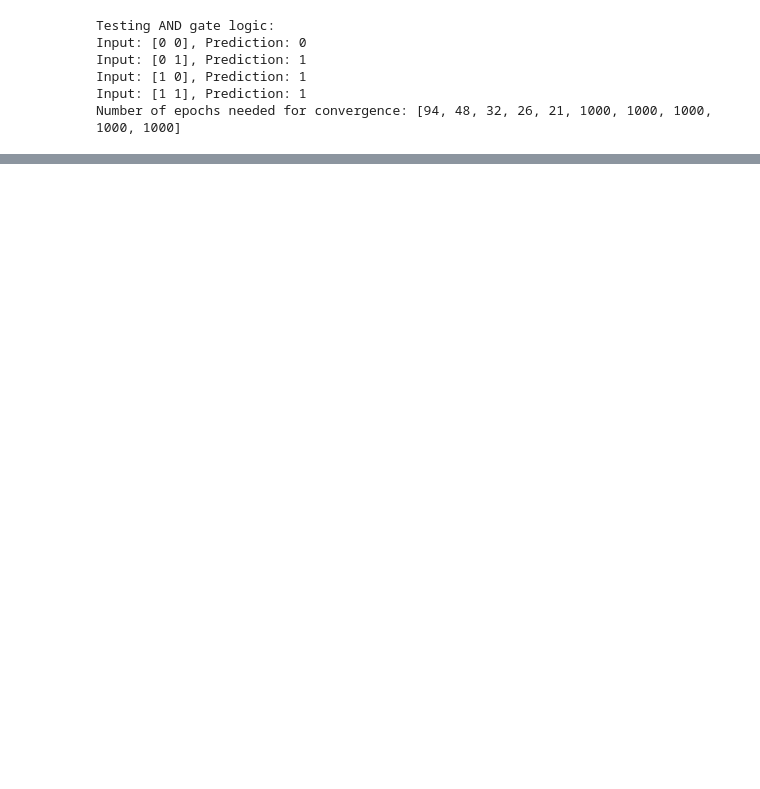
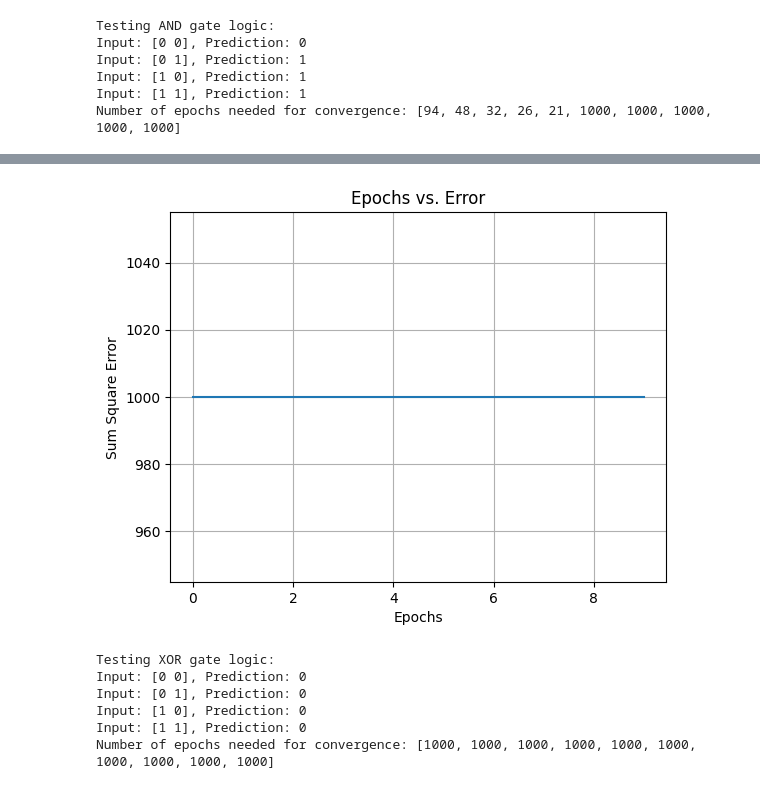
Before and after one commit to pk24100/ML-Assignments, a Jupyter notebook: lab5_ml.ipynb, the cells around one changed output, grey strips where cells are left out. Cells and saved outputs as stored; diff of their text form; code cells hidden in the pictures; blank space fills up the shorter version.

```diff
--- a/lab5_ml.ipynb
+++ b/lab5_ml.ipynb
@@ -313,0 +378,66 @@ Number of epochs needed for convergence: [94, 48, 32, 26, 21, 1000, 1000, 1000,
+# %%
+#A3
+w1 = 10
+w2 = 0.2
+bias = -0.75
+learning_rates = [0.1, 0.2, 0.3, 0.4, 0.5, 0.6, 0.7, 0.8, 0.9, 1]
+
+
+def step_activation(y):
+    return 1 if y >= 0 else 0
+
+def train_perceptron(inputs, targets, weights, bias, learning_rate, max_epochs, convergence_threshold):
+    error_history = []
+    for epoch in range(max_epochs):
+        total_error = 0
+        for i in range(len(inputs)):
+            weighted_sum = bias + weights[0] * inputs[i][0] + weights[1] * inputs[i][1]
+            prediction = step_activation(weighted_sum)
+            error = targets[i] - prediction
+            total_error += error ** 2
+            weights[0] += learning_rate * error * inputs[i][0]
+            weights[1] += learning_rate * error * inputs[i][1]
+        error_history.append(total_error)
+        if total_error <= convergence_threshold:
+            break
+    return error_history
+
+xor_inputs = np.array([[0, 0], [0, 1], [1, 0], [1, 1]])
+xor_targets = np.array([0, 1, 1, 0])
+
+weights = [w1, w2]
+
+convergence_threshold = 0.002
+max_epochs = 1000
+
+error_history = []
+
+for i in range(0,10):
+    w1 = 10
+    w2 = 0.2
+    bias = -0.75
+    weights = [w1, w2]
+    error_history.append(len(train_perceptron(xor_inputs, xor_targets, weights, bias, learning_rates[i], max_epochs, convergence_threshold)))
+
+plt.plot(error_history)
+plt.xlabel('Epochs')
+plt.ylabel('Sum Square Error')
+plt.title('Epochs vs. Error')
+plt.grid(True)
+plt.show()
+
+print("Testing XOR gate logic:")
+for i in range(len(xor_inputs)):
+    weighted_sum = bias + weights[0] * xor_inputs[i][0] + weights[1] * xor_inputs[i][1]
+    prediction = step_activation(weighted_sum)
+    print(f"Input: {xor_inputs[i]}, Prediction: {prediction}")
+
+print(f"Number of epochs needed for convergence: {error_history}")
+# %% [output]
+[figure, added]
+Testing XOR gate logic:
+Input: [0 0], Prediction: 0
+Input: [0 1], Prediction: 0
+Input: [1 0], Prediction: 0
+Input: [1 1], Prediction: 0
+Number of epochs needed for convergence: [1000, 1000, 1000, 1000, 1000, 1000, 1000, 1000, 1000, 1000]
```
Also changed, not shown: parts of 12 cells of this notebook, 4 other files.
